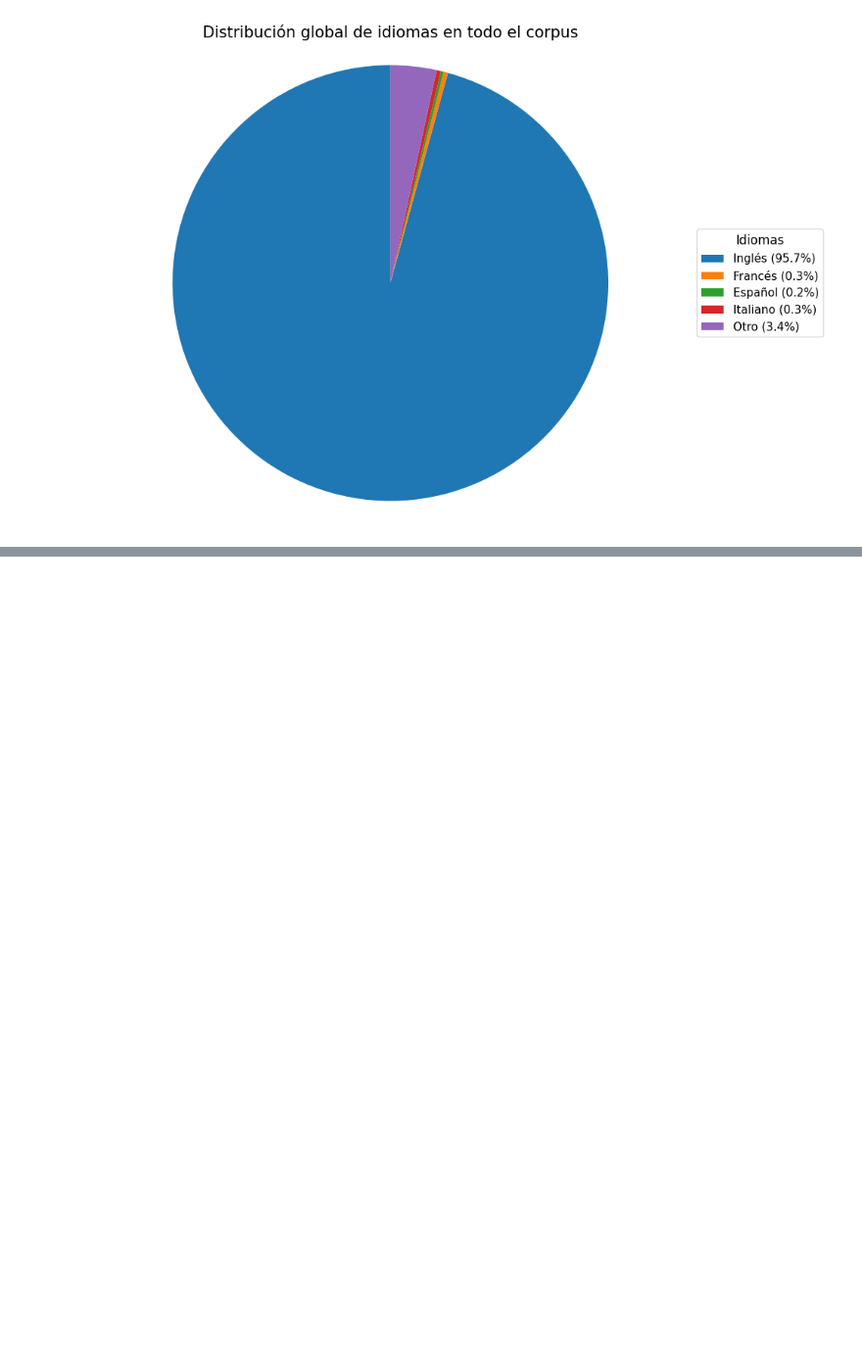
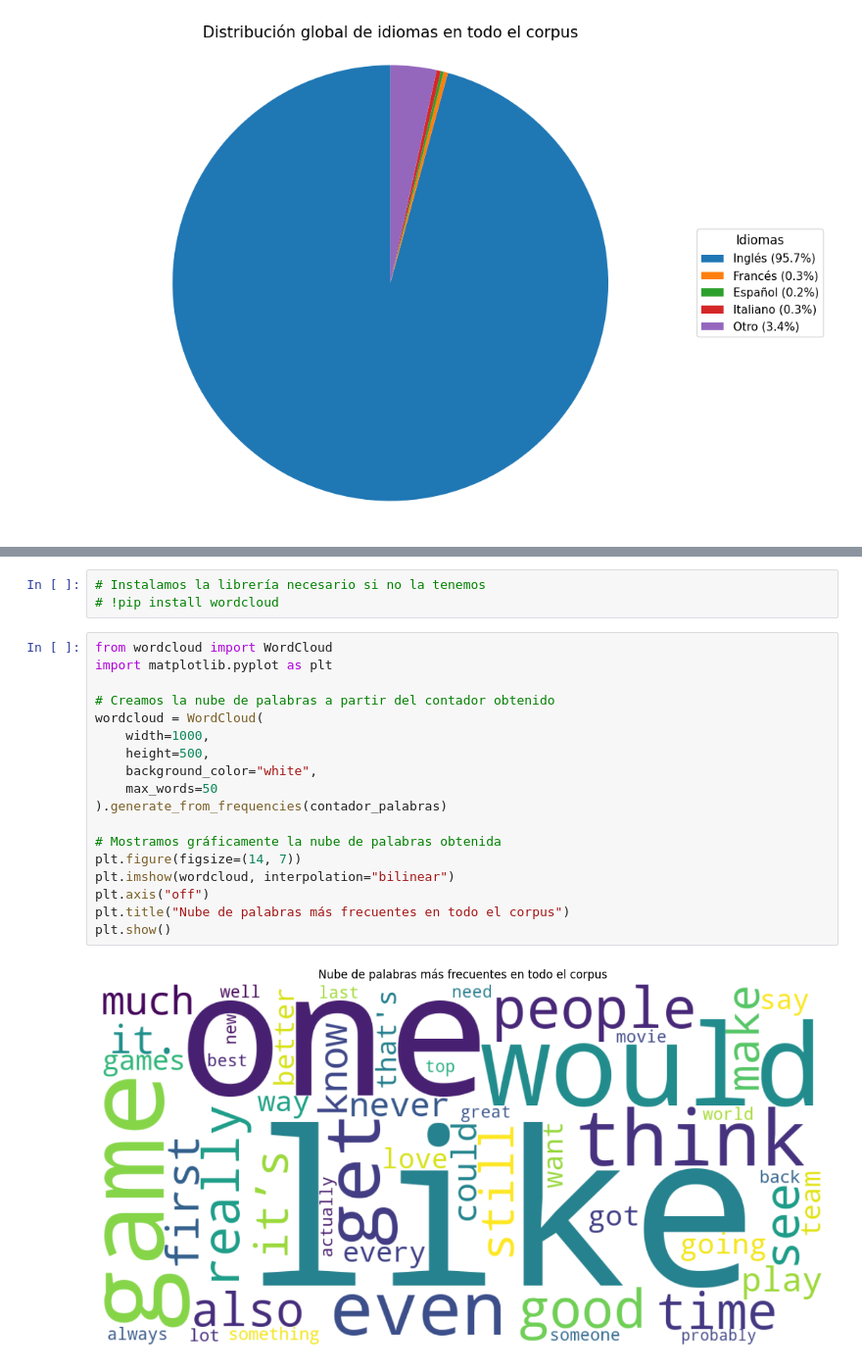
Before and after one commit to mario-mellinasn-um-es/PLN-entregable, a Jupyter notebook: apartado1.ipynb, the cells around one changed output, grey strips where cells are left out. Shown at 98% size. Saved outputs shown, nothing was run; the diff lists cells and outputs as text; blank space fills up the shorter version.

```diff
--- a/apartado1.ipynb
+++ b/apartado1.ipynb
@@ -831,0 +964,23 @@ plt.show()
+# %%
+# Instalamos la librería necesario si no la tenemos
+# !pip install wordcloud
+# %%
+from wordcloud import WordCloud
+import matplotlib.pyplot as plt
+
+# Creamos la nube de palabras a partir del contador obtenido
+wordcloud = WordCloud(
+    width=1000,
+    height=500,
+    background_color="white",
+    max_words=50
+).generate_from_frequencies(contador_palabras)
+
+# Mostramos gráficamente la nube de palabras obtenida
+plt.figure(figsize=(14, 7))
+plt.imshow(wordcloud, interpolation="bilinear")
+plt.axis("off")
+plt.title("Nube de palabras más frecuentes en todo el corpus")
+plt.show()
+# %% [output]
+[figure, added]
```
Also changed, not shown: parts of 20 cells of this notebook.
